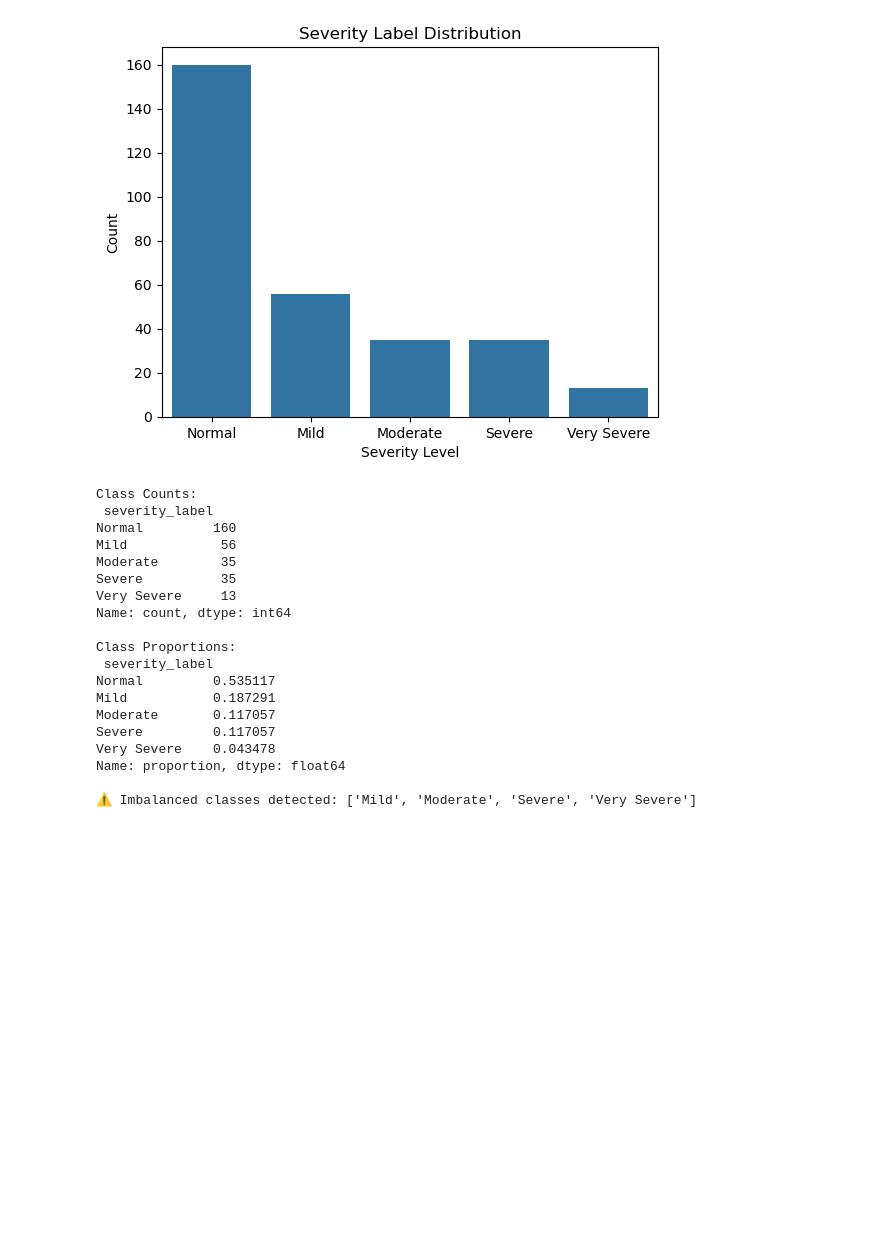
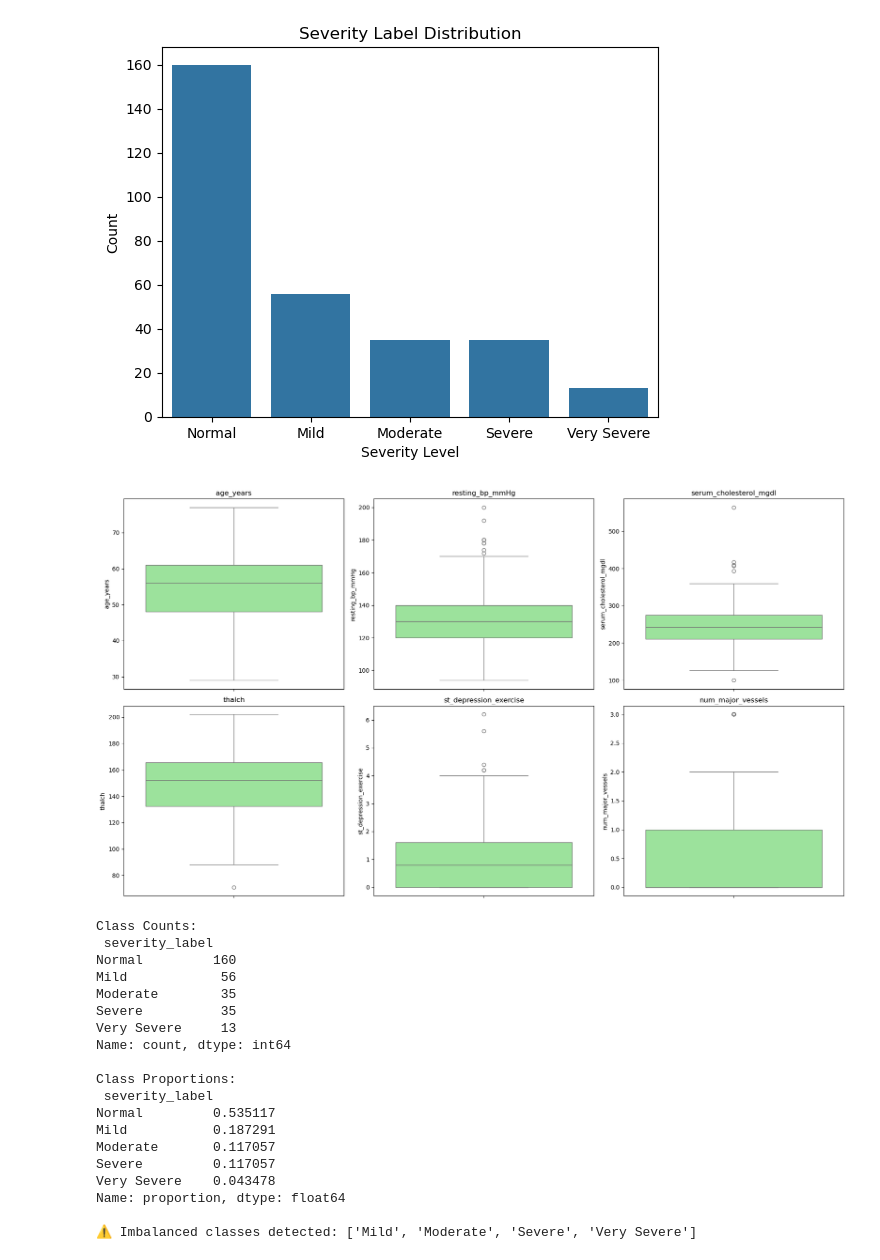
Before and after one commit to GabrielSiega/MLDP-Project---Heart-Disease-Prediction, a Jupyter notebook: Notebooks/Data_Prep.ipynb, the cells around one changed output. Saved outputs shown, nothing was run; the diff lists cells and outputs as text; code cells hidden in the pictures; blank space fills up the shorter version.

```diff
--- a/Notebooks/Data_Prep.ipynb
+++ b/Notebooks/Data_Prep.ipynb
@@ -157,6 +157,17 @@ Severe         0.117057
 Very Severe    0.043478
 Name: proportion, dtype: float64
 [figure]
+# %%
+fig, axes = plt.subplots(2, 3, figsize=(18,10))
+
+for ax, col in zip(axes.flatten(), numeric_cols):
+    sns.boxplot(y=df[col], color="lightgreen", ax=ax)
+    ax.set_title(f"{col}")
+
+plt.tight_layout()
+plt.show()
+# %% [output]
+[figure, added]
 # %%
 # Find distribution
 # %%
```
